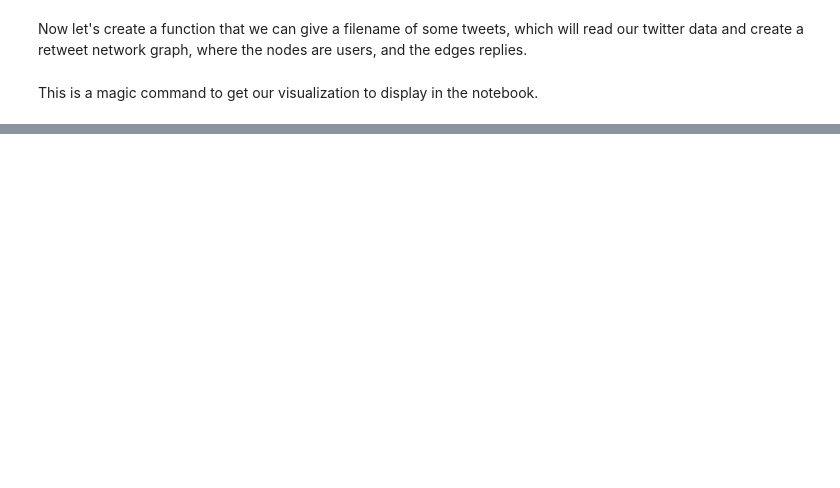
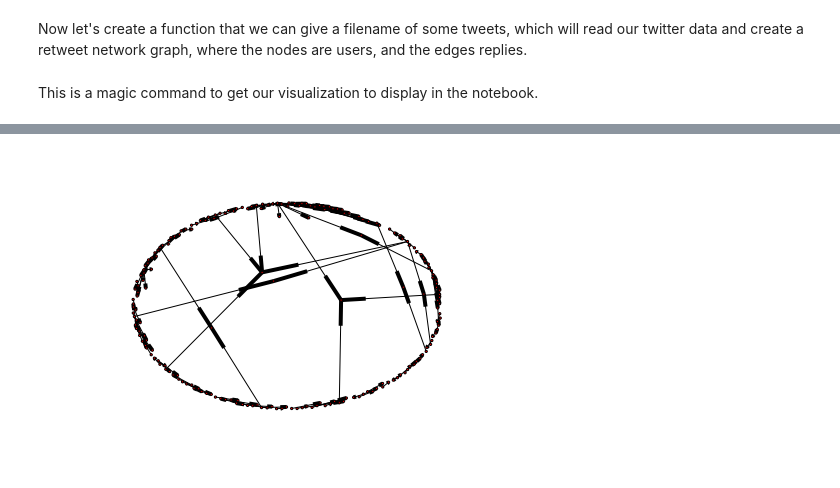
Before and after one commit to umd-mith/aeri2015-twitter-workshop, a Jupyter notebook: Network Graph.ipynb, the cells around one changed output, grey strips where cells are left out. Drawn from its saved outputs; the diff is of its cells as text; code cells hidden in the pictures; blank space fills up the shorter version.

```diff
--- a/Network Graph.ipynb
+++ b/Network Graph.ipynb
@@ -41,0 +45,4 @@ draw_graph('data/assorted/thisisacoup.json.gz', max_nodes=200)
+# %%
+draw_graph('data/assorted/blacklivesmatter.json.gz', max_nodes=200)
+# %% [output]
+[figure, added]
```
Also changed, not shown: parts of 4 cells of this notebook.
